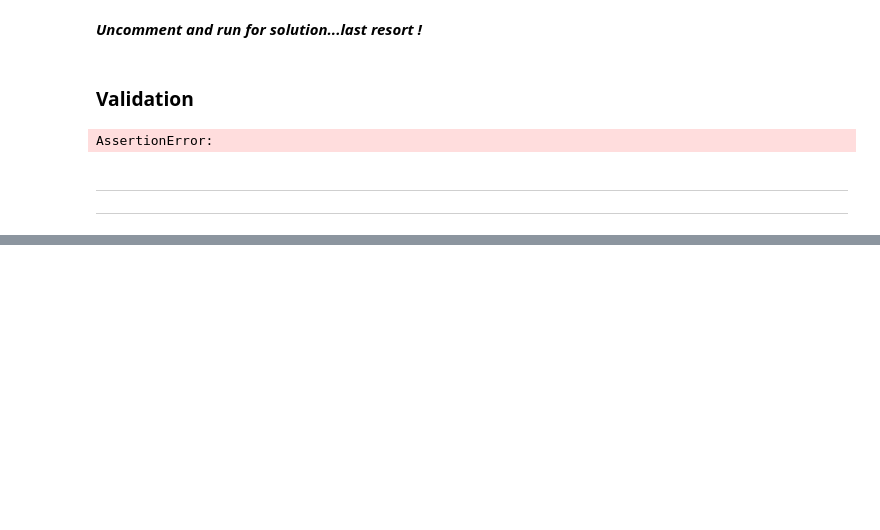
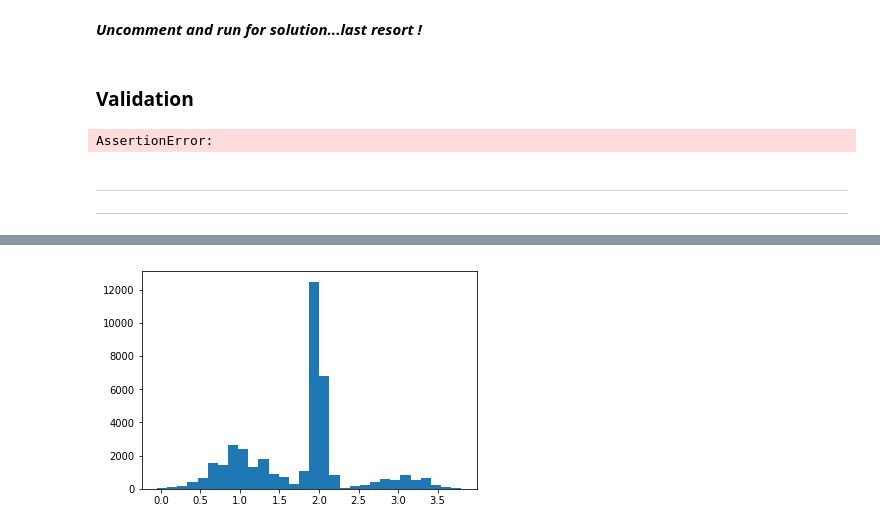
Before and after one commit to sphinxteam/mlphys, a Jupyter notebook: TP00/Intro to Python.ipynb, the cells around one changed output, grey strips where cells are left out. Cells and saved outputs as stored; diff of their text form; code cells hidden in the pictures; blank space fills up the shorter version.

```diff
--- a/TP00/Intro to Python.ipynb
+++ b/TP00/Intro to Python.ipynb
@@ -221,0 +535,5 @@ a
+# %%
+plt.hist(y,bins=30)
+plt.show()
+# %% [output]
+[figure, added]
```
Also changed, not shown: parts of 35 cells of this notebook, 1 other file.
